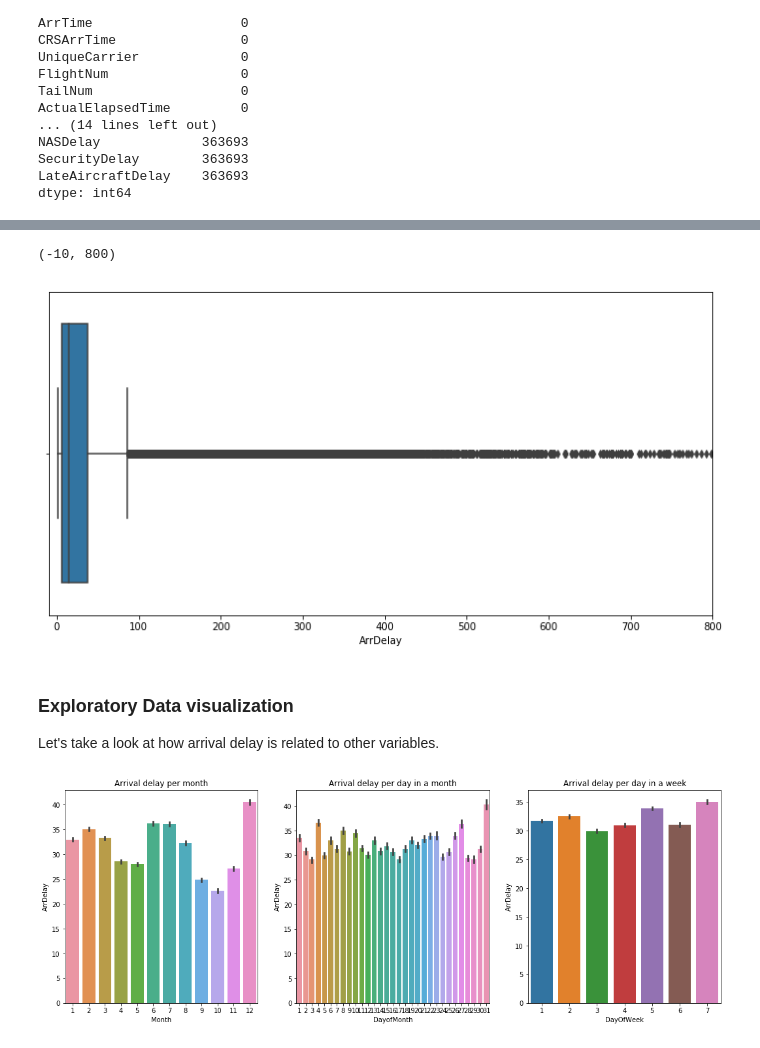
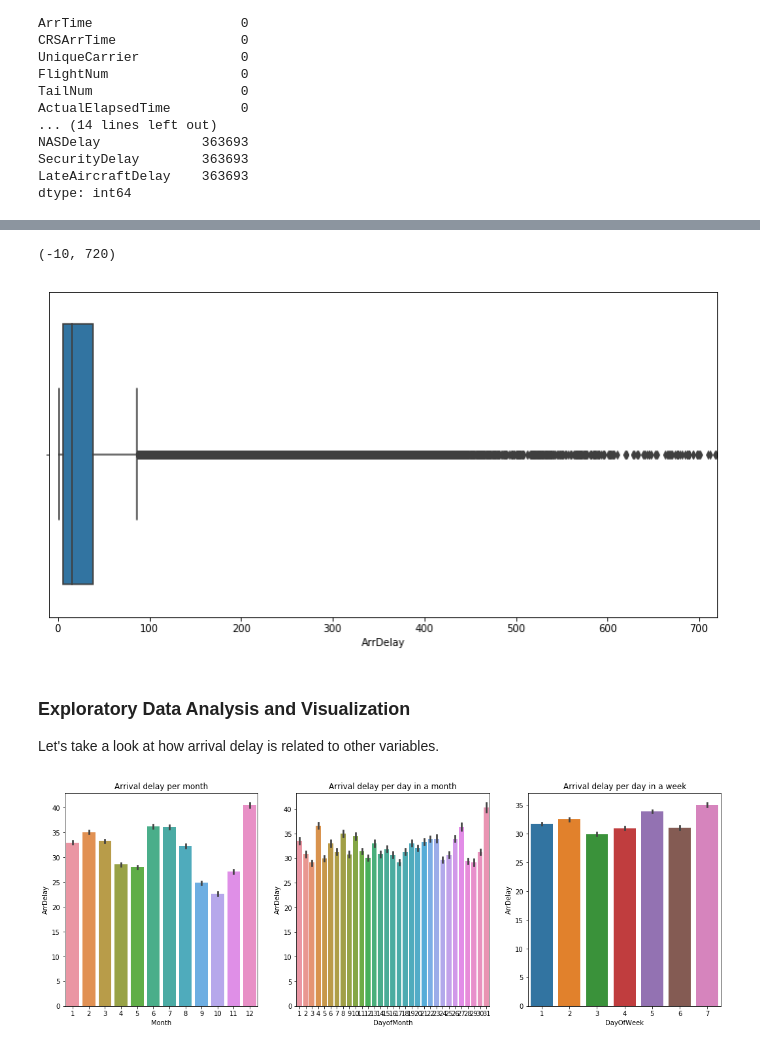
Before and after one commit to PriyankaBiswas/Data-Science, a Jupyter notebook: Unit3_deeper_SL/SL_practice/Airlines_arrival/airlines_arrivals.ipynb, the cells around one changed output, grey strips where cells are left out. Cells and saved outputs as stored; diff of their text form; code cells hidden in the pictures.

```diff
--- a/Unit3_deeper_SL/SL_practice/Airlines_arrival/airlines_arrivals.ipynb
+++ b/Unit3_deeper_SL/SL_practice/Airlines_arrival/airlines_arrivals.ipynb
@@ -107,7 +111,7 @@ sample.groupby(['Cancelled', 'Diverted'])['ArrDelay'].describe()
 | 0 | 0 | 744484.0 | 32.207029 | 47.994276 | 1.0 | 6.0 | 15.0 | 38.0 | 1583.0 |
 # %%
 # Dropping rows of 'Cancelled' and 'Diverted' flights
-sample = sample[(sample.Cancelled==0) & (sample.Diverted==0)]
+#sample = sample[(sample.Cancelled==0) & (sample.Diverted==0)]
 # %%
 sample[['ArrDelay', 'ArrTime', 'CRSArrTime']].head()
 # %% [output]
@@ -149,14 +153,15 @@ plt.show()
 # %%
 plt.figure(figsize=(12,6))
 sns.boxplot(sample.ArrDelay)
-plt.xlim(-10,800)
+plt.xlim(-10,720)
 
-# Most delay are within the 100 minutes
+# Most delays are within the first 100 minutes.
+# Any delay more than one day (1440 mins) is unlikely and has special circumstances. Outlier.
 # %% [output]
-(-10, 800)
+(-10, 720)
-[figure, old version]
+[figure, new version]
 # %% [markdown]
-### Exploratory Data visualization
+### Exploratory Data Analysis and Visualization
 
 Let's take a look at how arrival delay is related to other variables.
 # %%
```
Also changed, not shown: parts of 67 cells of this notebook.
